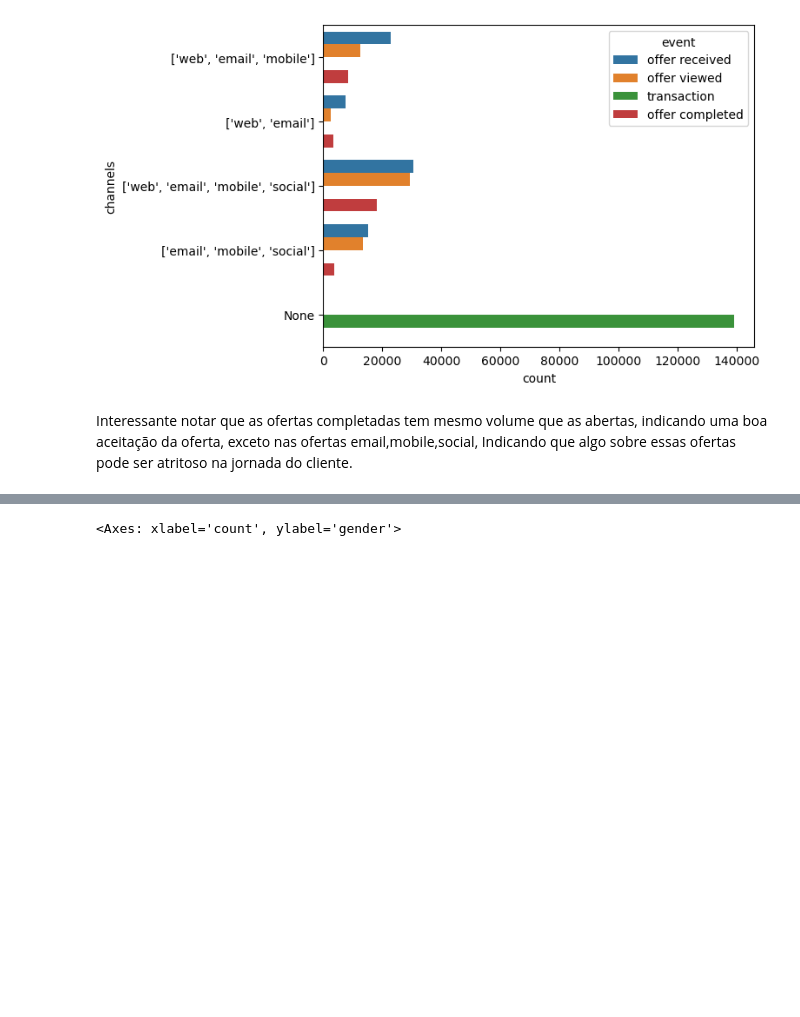
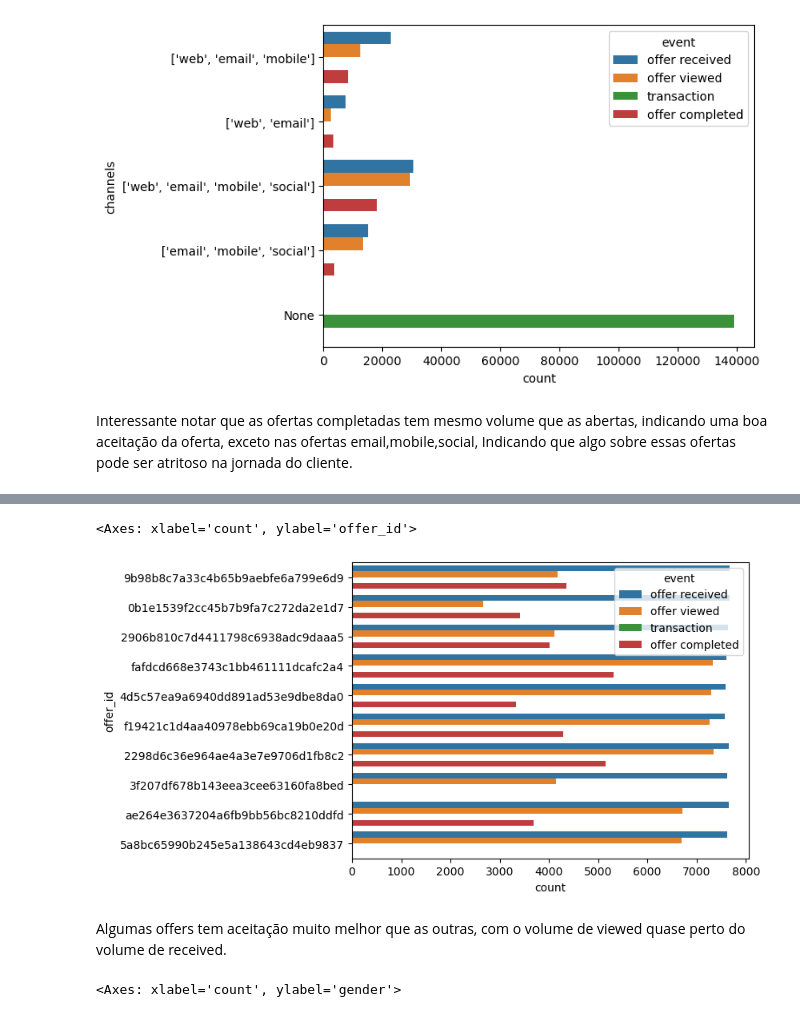
Before and after one commit to geoscotton/ifood-case, a Jupyter notebook: notebooks/2 - EDA full.ipynb, the cells around one changed output, grey strips where cells are left out. Cells and saved outputs as stored; diff of their text form; code cells hidden in the pictures; blank space fills up the shorter version.

```diff
--- a/notebooks/2 - EDA full.ipynb
+++ b/notebooks/2 - EDA full.ipynb
@@ -120,3 +125,10 @@ Interessante notar que as ofertas completadas tem mesmo volume que as abertas, i
+# %%
+sns.countplot(y = 'offer_id', hue = 'event', data=temp.astype({'channels':str}))
+# %% [output]
+<Axes: xlabel='count', ylabel='offer_id'>
+[figure, added]
+# %% [markdown]
+Algumas offers tem aceitação muito melhor que as outras, com o volume de viewed quase perto do volume de received.
 # %%
 sns.countplot(hue = 'offer_type', y = 'gender', data=temp)
 # %% [output]
```
Also changed, not shown: parts of 2 cells of this notebook, 3 other files.
